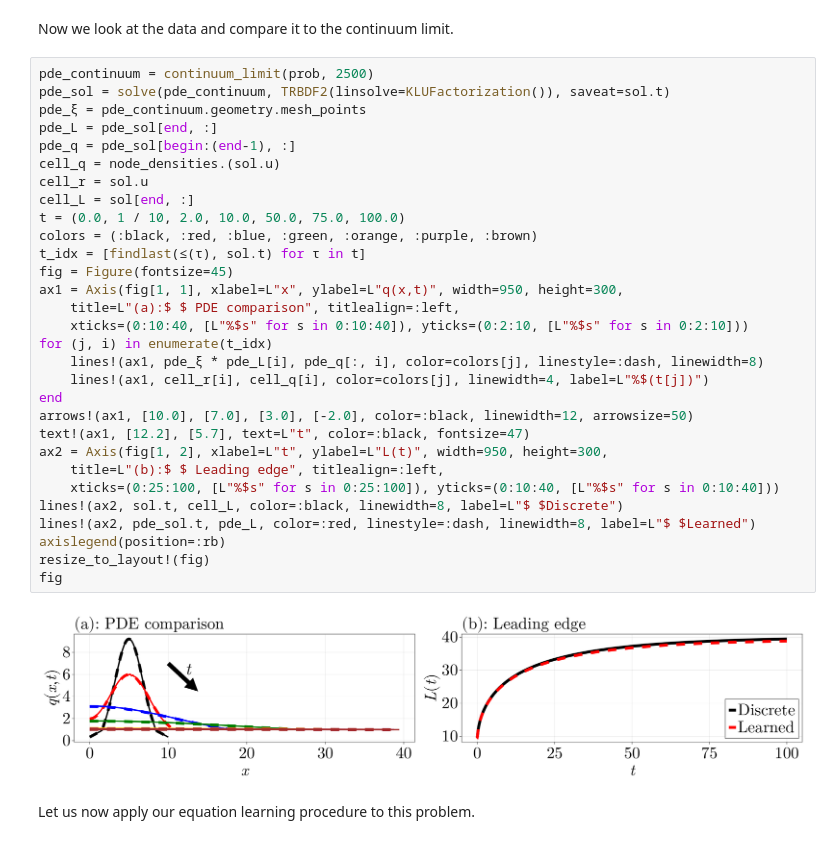
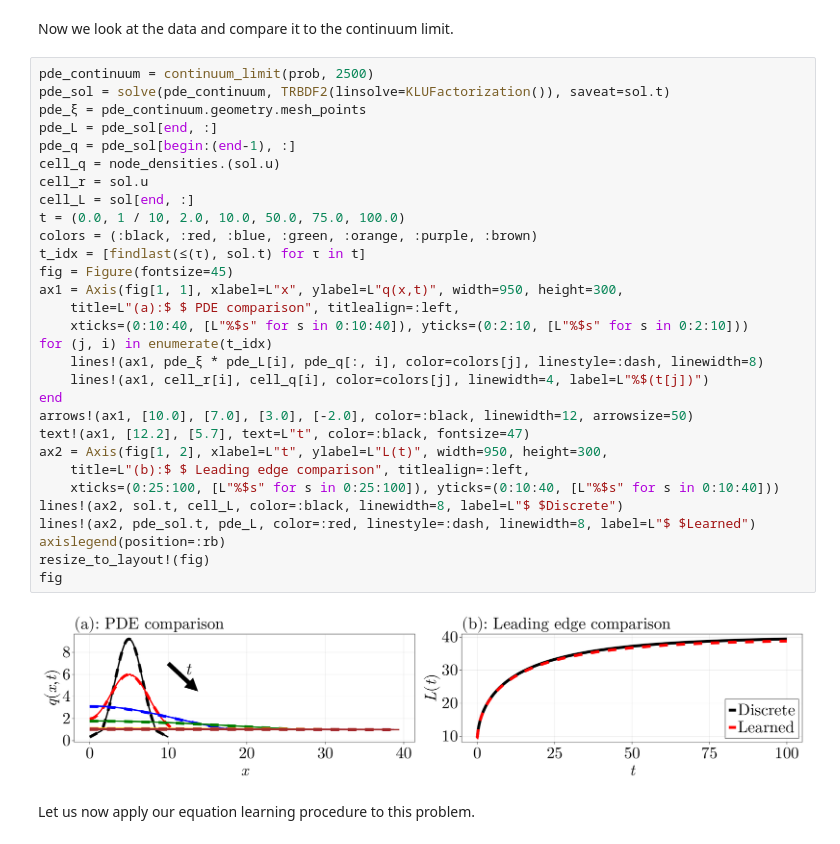
Before and after one commit to DanielVandH/StepwiseEQL.jl, a Jupyter notebook: supplementary_material/notebooks/linear_diffusion.ipynb, the cells around one changed output. Saved outputs shown, nothing was run; the diff lists cells and outputs as text.

```diff
--- a/supplementary_material/notebooks/linear_diffusion.ipynb
+++ b/supplementary_material/notebooks/linear_diffusion.ipynb
@@ -131,35 +131,35 @@ Now we look at the data and compare it to the continuum limit.
 # %%
 pde_continuum = continuum_limit(prob, 2500)
 pde_sol = solve(pde_continuum, TRBDF2(linsolve=KLUFactorization()), saveat=sol.t)
 pde_ξ = pde_continuum.geometry.mesh_points
 pde_L = pde_sol[end, :]
 pde_q = pde_sol[begin:(end-1), :]
 cell_q = node_densities.(sol.u)
 cell_r = sol.u
 cell_L = sol[end, :]
 t = (0.0, 1 / 10, 2.0, 10.0, 50.0, 75.0, 100.0)
 colors = (:black, :red, :blue, :green, :orange, :purple, :brown)
 t_idx = [findlast(≤(τ), sol.t) for τ in t]
 fig = Figure(fontsize=45)
 ax1 = Axis(fig[1, 1], xlabel=L"x", ylabel=L"q(x,t)", width=950, height=300,
     title=L"(a):$ $ PDE comparison", titlealign=:left,
     xticks=(0:10:40, [L"%$s" for s in 0:10:40]), yticks=(0:2:10, [L"%$s" for s in 0:2:10]))
 for (j, i) in enumerate(t_idx)
     lines!(ax1, pde_ξ * pde_L[i], pde_q[:, i], color=colors[j], linestyle=:dash, linewidth=8)
     lines!(ax1, cell_r[i], cell_q[i], color=colors[j], linewidth=4, label=L"%$(t[j])")
 end
 arrows!(ax1, [10.0], [7.0], [3.0], [-2.0], color=:black, linewidth=12, arrowsize=50)
 text!(ax1, [12.2], [5.7], text=L"t", color=:black, fontsize=47)
 ax2 = Axis(fig[1, 2], xlabel=L"t", ylabel=L"L(t)", width=950, height=300,
-    title=L"(b):$ $ Leading edge", titlealign=:left,
+    title=L"(b):$ $ Leading edge comparison", titlealign=:left,
     xticks=(0:25:100, [L"%$s" for s in 0:25:100]), yticks=(0:10:40, [L"%$s" for s in 0:10:40]))
 lines!(ax2, sol.t, cell_L, color=:black, linewidth=8, label=L"$ $Discrete")
 lines!(ax2, pde_sol.t, pde_L, color=:red, linestyle=:dash, linewidth=8, label=L"$ $Learned")
 axislegend(position=:rb)
 resize_to_layout!(fig)
 fig
 # %% [output]
-[figure, old version]
+[figure, new version]
 # %% [markdown]
 Let us now apply our equation learning procedure to this problem.
 # %%
```
Also changed, not shown: parts of 1 cell of this notebook, 31 other files.
